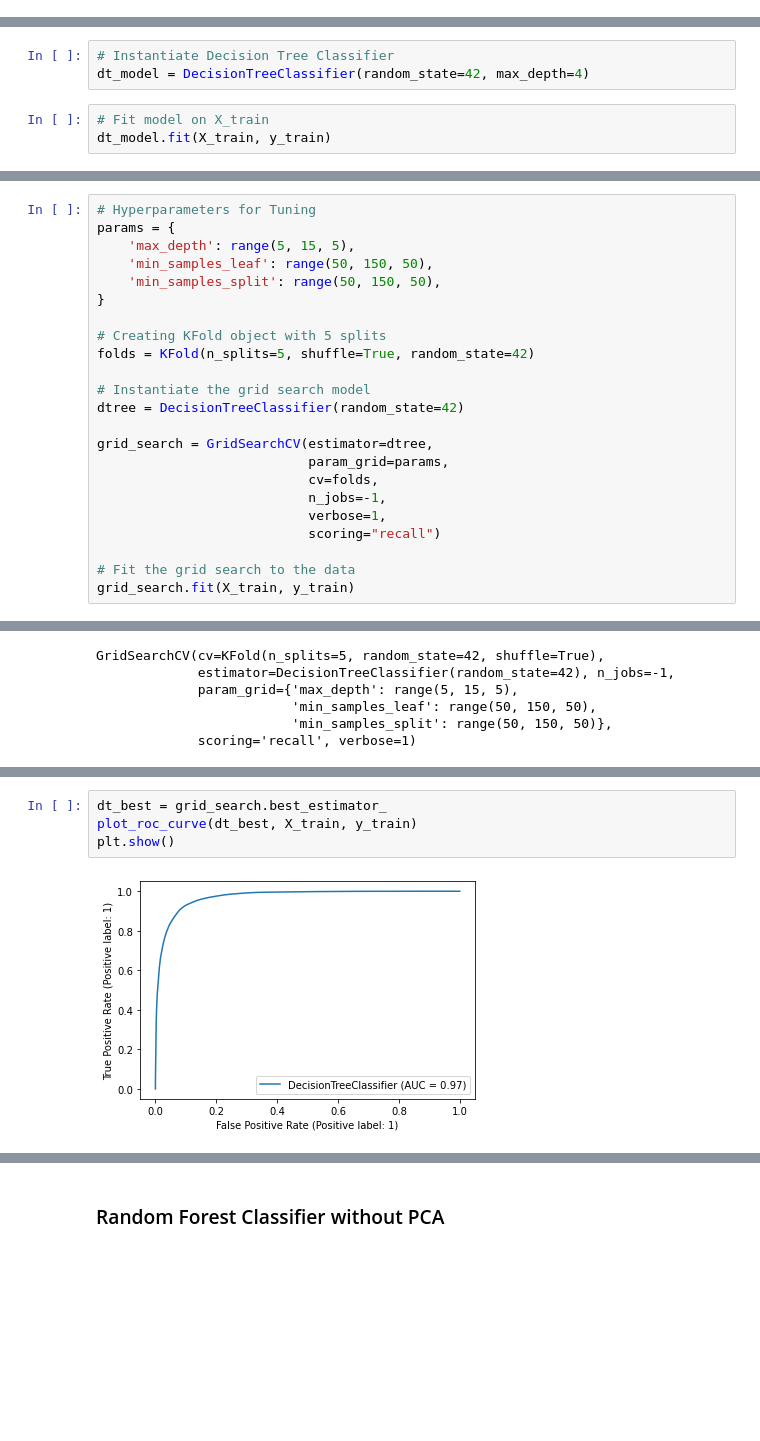
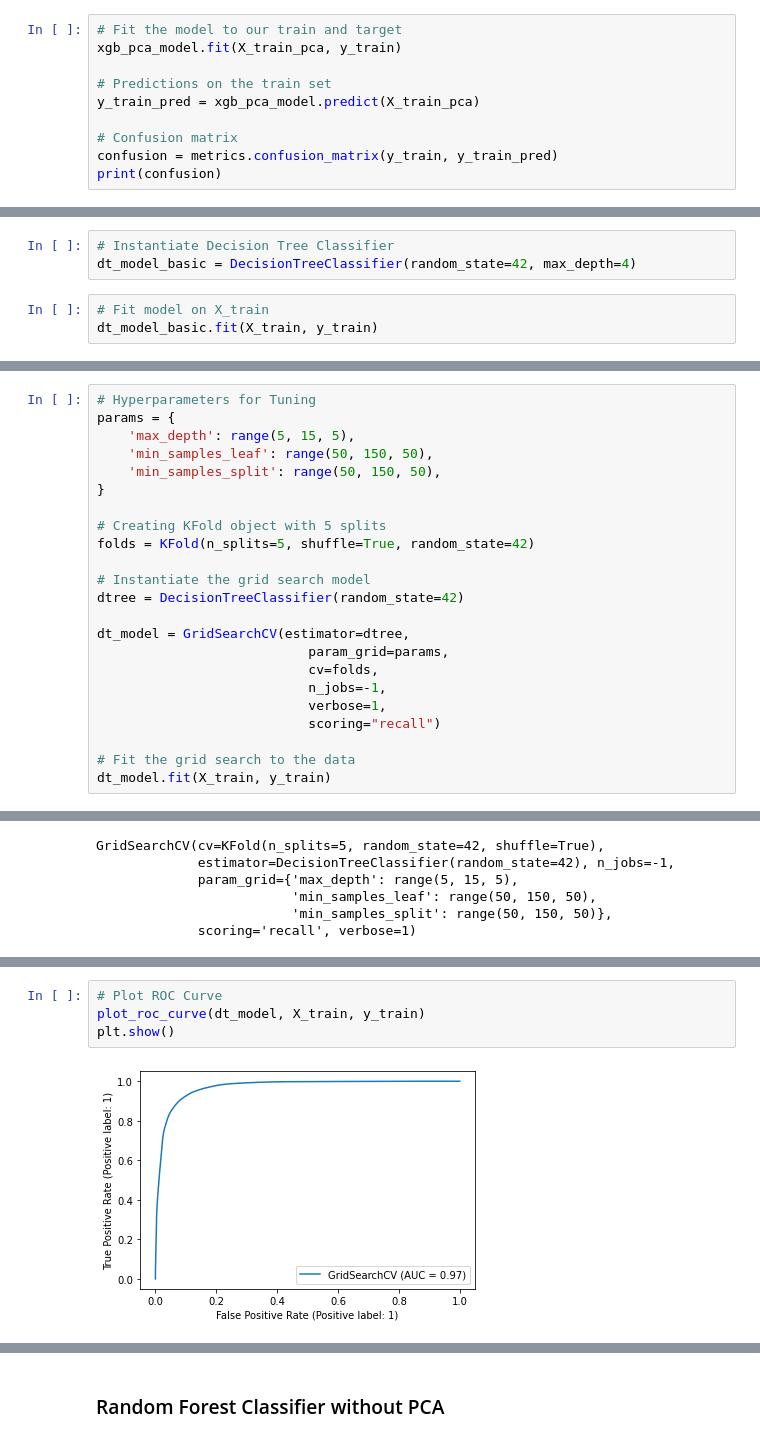
Before and after one commit to Sanjeev-Surendran/Telecom-Churn-Case-Study, a Jupyter notebook: Telecom Churn Case Study.ipynb, the cells around one changed output, grey strips where cells are left out. Saved outputs shown, nothing was run; the diff lists cells and outputs as text; blank space fills up the shorter version.

```diff
--- a/Telecom Churn Case Study.ipynb
+++ b/Telecom Churn Case Study.ipynb
@@ -1604,0 +1692,10 @@ Specificity :  0.8533958659023797
+# %%
+# Fit the model to our train and target
+xgb_pca_model.fit(X_train_pca, y_train)
+
+# Predictions on the train set
+y_train_pred = xgb_pca_model.predict(X_train_pca)
+
+# Confusion matrix
+confusion = metrics.confusion_matrix(y_train, y_train_pred)
+print(confusion)
@@ -2056,10 +2203,10 @@ Specificity :  0.7375369115858954
 ### Decision Tree without PCA
 # %%
 # Instantiate Decision Tree Classifier
-dt_model = DecisionTreeClassifier(random_state=42, max_depth=4)
+dt_model_basic = DecisionTreeClassifier(random_state=42, max_depth=4)
 # %%
 # Fit model on X_train
-dt_model.fit(X_train, y_train)
+dt_model_basic.fit(X_train, y_train)
 # %% [output]
 DecisionTreeClassifier(max_depth=4, random_state=42)
 # %%
@@ -2096,7 +2279,7 @@ folds = KFold(n_splits=5, shuffle=True, random_state=42)
 # Instantiate the grid search model
 dtree = DecisionTreeClassifier(random_state=42)
 
-grid_search = GridSearchCV(estimator=dtree,
+dt_model = GridSearchCV(estimator=dtree,
                            param_grid=params,
                            cv=folds,
                            n_jobs=-1,
@@ -2104,7 +2287,7 @@ grid_search = GridSearchCV(estimator=dtree,
                            scoring="recall")
 
 # Fit the grid search to the data
-grid_search.fit(X_train, y_train)
+dt_model.fit(X_train, y_train)
 # %% [output]
 Fitting 5 folds for each of 8 candidates, totalling 40 fits
 GridSearchCV(cv=KFold(n_splits=5, random_state=42, shuffle=True),
@@ -2122,8 +2305,8 @@ Best Score :  0.9028404568287984
 Best Param Estimator DecisionTreeClassifier(max_depth=10, min_samples_leaf=50, min_samples_split=50,
                        random_state=42)
 # %%
-dt_best = grid_search.best_estimator_
-plot_roc_curve(dt_best, X_train, y_train)
+# Plot ROC Curve
+plot_roc_curve(dt_model, X_train, y_train)
 plt.show()
 # %% [output]
-[figure, old version]
+[figure, new version]
```
Also changed, not shown: parts of 302 cells of this notebook, 2 other files.
